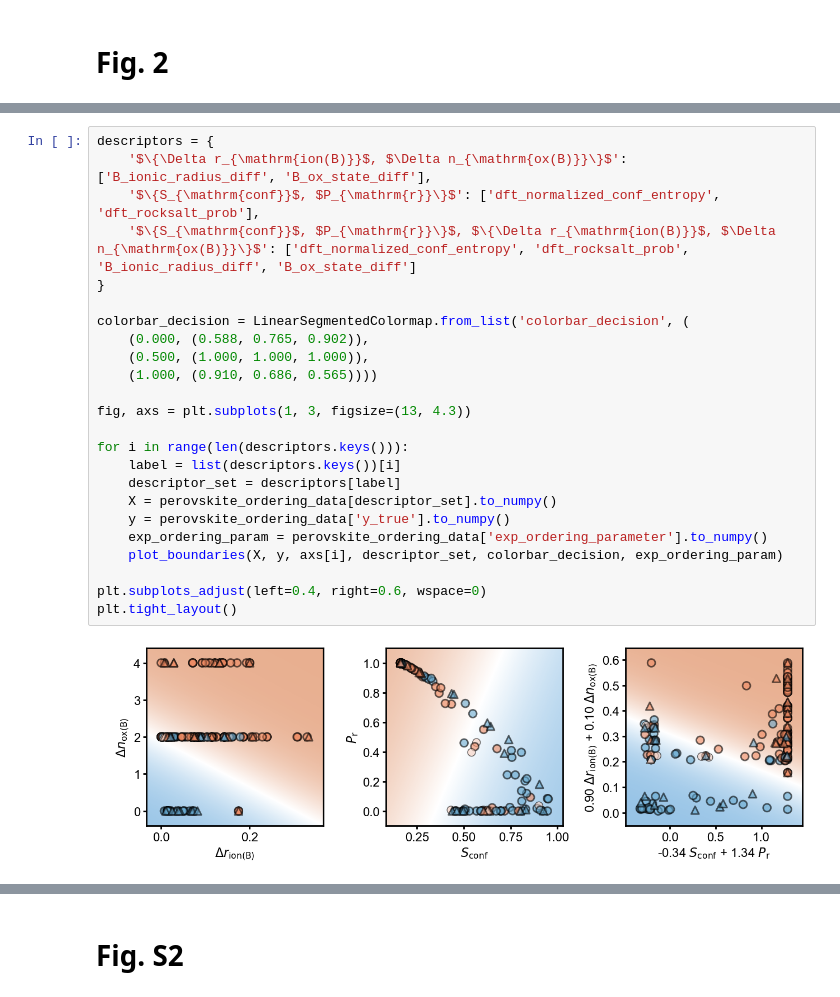
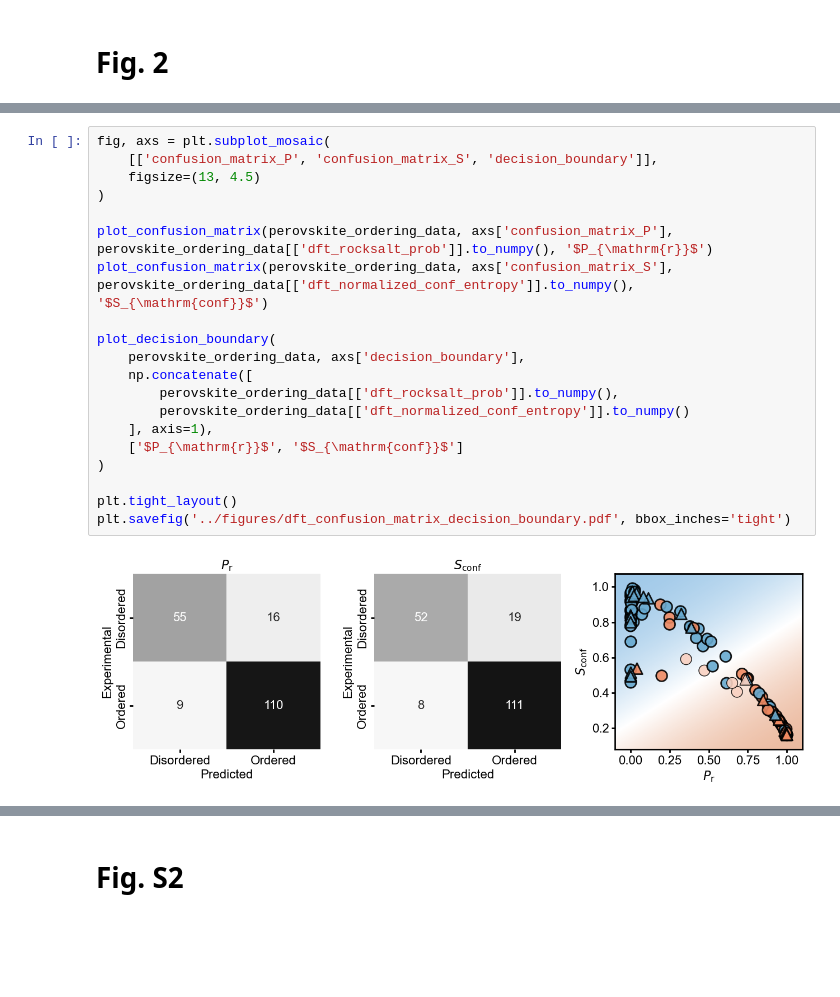
Before and after one commit to learningmatter-mit/Perovskite-Ordering-Descriptors, a Jupyter notebook: descriptors/perovskite_ordering_descriptors.ipynb, the cells around one changed output, grey strips where cells are left out. Saved outputs shown, nothing was run; the diff lists cells and outputs as text; blank space fills up the shorter version.

```diff
--- a/descriptors/perovskite_ordering_descriptors.ipynb
+++ b/descriptors/perovskite_ordering_descriptors.ipynb
@@ -135,26 +38,22 @@ plt.tight_layout()
-# %%
-descriptors = {
-    '$\{\Delta r_{\mathrm{ion(B)}}$, $\Delta n_{\mathrm{ox(B)}}\}$': ['B_ionic_radius_diff', 'B_ox_state_diff'],
-    '$\{S_{\mathrm{conf}}$, $P_{\mathrm{r}}\}$': ['dft_normalized_conf_entropy', 'dft_rocksalt_prob'],
-    '$\{S_{\mathrm{conf}}$, $P_{\mathrm{r}}\}$, $\{\Delta r_{\mathrm{ion(B)}}$, $\Delta n_{\mathrm{ox(B)}}\}$': ['dft_normalized_conf_entropy', 'dft_rocksalt_prob', 'B_ionic_radius_diff', 'B_ox_state_diff']
-}
-
-colorbar_decision = LinearSegmentedColormap.from_list('colorbar_decision', (
-    (0.000, (0.588, 0.765, 0.902)),
-    (0.500, (1.000, 1.000, 1.000)),
-    (1.000, (0.910, 0.686, 0.565))))
-
-fig, axs = plt.subplots(1, 3, figsize=(13, 4.3))
-
-for i in range(len(descriptors.keys())):
-    label = list(descriptors.keys())[i]
-    descriptor_set = descriptors[label]
-    X = perovskite_ordering_data[descriptor_set].to_numpy()
-    y = perovskite_ordering_data['y_true'].to_numpy()
-    exp_ordering_param = perovskite_ordering_data['exp_ordering_parameter'].to_numpy()
-    plot_boundaries(X, y, axs[i], descriptor_set, colorbar_decision, exp_ordering_param)
-
-plt.subplots_adjust(left=0.4, right=0.6, wspace=0)
-plt.tight_layout()
-# %% [output]
-[figure, removed]
+# %%
+fig, axs = plt.subplot_mosaic(
+    [['confusion_matrix_P', 'confusion_matrix_S', 'decision_boundary']],
+    figsize=(13, 4.5)
+)
+
+plot_confusion_matrix(perovskite_ordering_data, axs['confusion_matrix_P'], perovskite_ordering_data[['dft_rocksalt_prob']].to_numpy(), '$P_{\mathrm{r}}$')
+plot_confusion_matrix(perovskite_ordering_data, axs['confusion_matrix_S'], perovskite_ordering_data[['dft_normalized_conf_entropy']].to_numpy(), '$S_{\mathrm{conf}}$')
+
+plot_decision_boundary(
+    perovskite_ordering_data, axs['decision_boundary'],
+    np.concatenate([
+        perovskite_ordering_data[['dft_rocksalt_prob']].to_numpy(),
+        perovskite_ordering_data[['dft_normalized_conf_entropy']].to_numpy()
+    ], axis=1),
+    ['$P_{\mathrm{r}}$', '$S_{\mathrm{conf}}$']
+)
+
+plt.tight_layout()
+plt.savefig('../figures/dft_confusion_matrix_decision_boundary.pdf', bbox_inches='tight')
+# %% [output]
+[figure, added]
```
Also changed, not shown: parts of 50 cells of this notebook, 16 other files.
